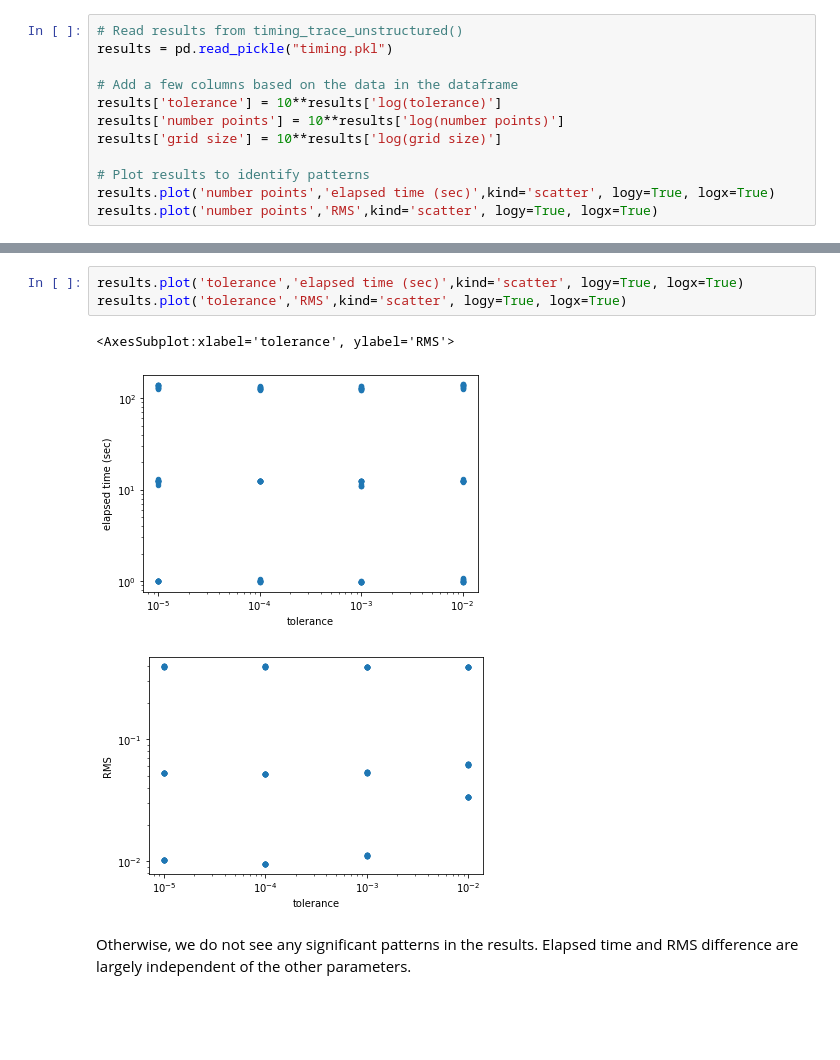
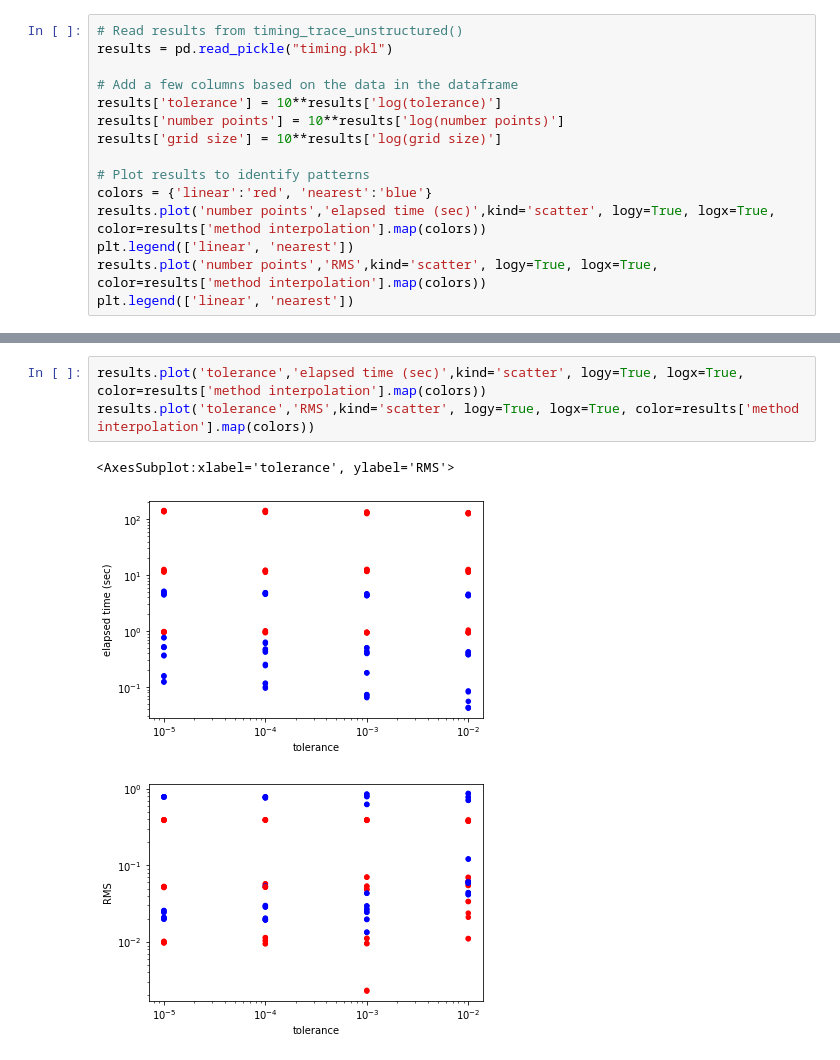
Before and after one commit to dthoma6/magfli, a Jupyter notebook: timing analysis.ipynb, the cells around one changed output, grey strips where cells are left out. Saved outputs shown, nothing was run; the diff lists cells and outputs as text; blank space fills up the shorter version.

```diff
--- a/timing analysis.ipynb
+++ b/timing analysis.ipynb
@@ -24,6 +29,9 @@ results['number points'] = 10**results['log(number points)']
 results['grid size'] = 10**results['log(grid size)']
 
 # Plot results to identify patterns
-results.plot('number points','elapsed time (sec)',kind='scatter', logy=True, logx=True)
-results.plot('number points','RMS',kind='scatter', logy=True, logx=True)
+colors = {'linear':'red', 'nearest':'blue'}
+results.plot('number points','elapsed time (sec)',kind='scatter', logy=True, logx=True, color=results['method interpolation'].map(colors))
+plt.legend(['linear', 'nearest'])
+results.plot('number points','RMS',kind='scatter', logy=True, logx=True, color=results['method interpolation'].map(colors))
+plt.legend(['linear', 'nearest'])
 # %% [output]
@@ -35,10 +52,8 @@ We next plot elapsed time and RMS difference versus every other parameter to ide
 # %%
-results.plot('tolerance','elapsed time (sec)',kind='scatter', logy=True, logx=True)
-results.plot('tolerance','RMS',kind='scatter', logy=True, logx=True)
+results.plot('tolerance','elapsed time (sec)',kind='scatter', logy=True, logx=True, color=results['method interpolation'].map(colors))
+results.plot('tolerance','RMS',kind='scatter', logy=True, logx=True, color=results['method interpolation'].map(colors))
 # %% [output]
 <AxesSubplot:xlabel='tolerance', ylabel='RMS'>
-[figure, old version]
+[figure, new version]
-[figure, old version]
+[figure, new version]
-# %% [markdown]
-Otherwise, we do not see any significant patterns in the results.  Elapsed time and RMS difference are largely independent of the other parameters.
 # %%
```
Also changed, not shown: parts of 9 cells of this notebook, 6 other files.
